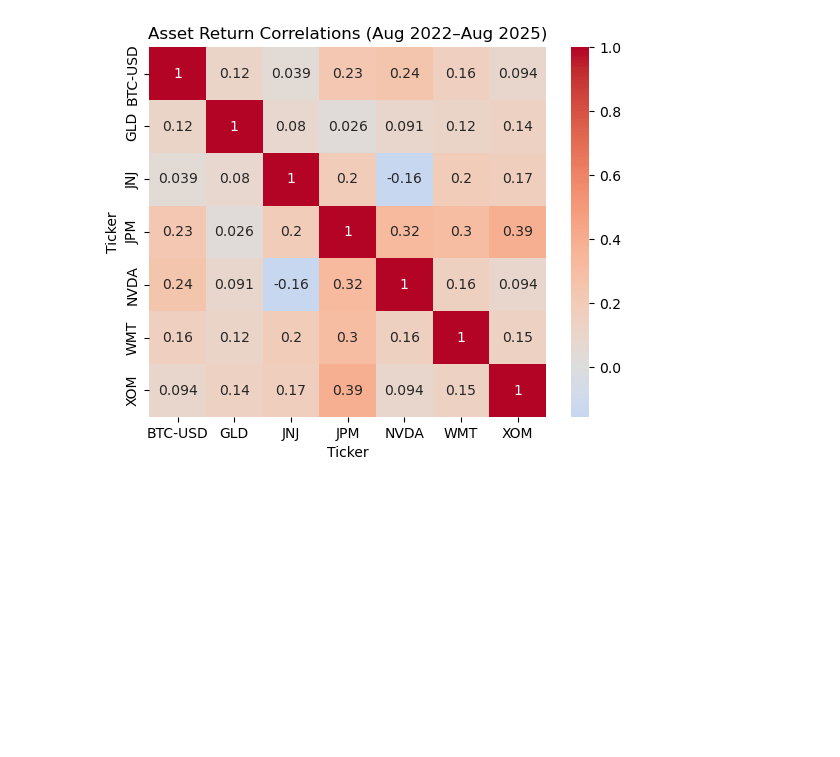
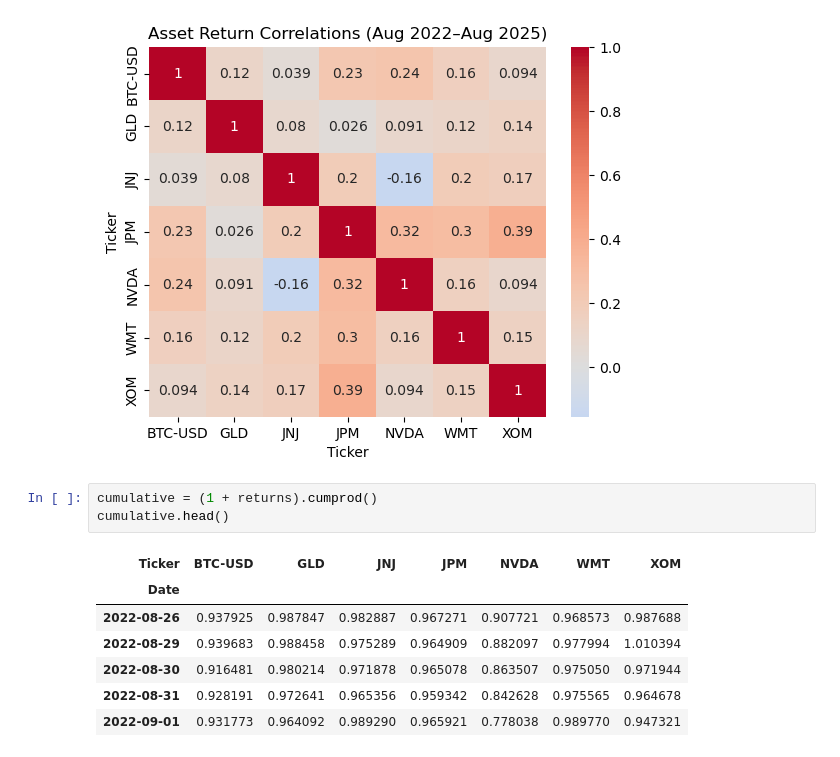
Before and after one commit to Jesskiroff/multyi-stock-analysis-project, a Jupyter notebook: stock_analysis.ipynb, the cells around one changed output. Cells and saved outputs as stored; diff of their text form; blank space fills up the shorter version.

```diff
--- a/stock_analysis.ipynb
+++ b/stock_analysis.ipynb
@@ -240,3 +240,14 @@ plt.title("Asset Return Correlations (Aug 2022–Aug 2025)")
 plt.show()
 # %% [output]
 [figure]
+# %%
+cumulative = (1 + returns).cumprod()
+cumulative.head()
+# %% [output]
+| Ticker | BTC-USD | GLD | JNJ | JPM | NVDA | WMT | XOM |
+| Date |  |  |  |  |  |  |  |
+| 2022-08-26 | 0.937925 | 0.987847 | 0.982887 | 0.967271 | 0.907721 | 0.968573 | 0.987688 |
+| 2022-08-29 | 0.939683 | 0.988458 | 0.975289 | 0.964909 | 0.882097 | 0.977994 | 1.010394 |
+| 2022-08-30 | 0.916481 | 0.980214 | 0.971878 | 0.965078 | 0.863507 | 0.975050 | 0.971944 |
+| 2022-08-31 | 0.928191 | 0.972641 | 0.965356 | 0.959342 | 0.842628 | 0.975565 | 0.964678 |
+| 2022-09-01 | 0.931773 | 0.964092 | 0.989290 | 0.965921 | 0.778038 | 0.989770 | 0.947321 |
```
Also changed, not shown: parts of 2 cells of this notebook.
